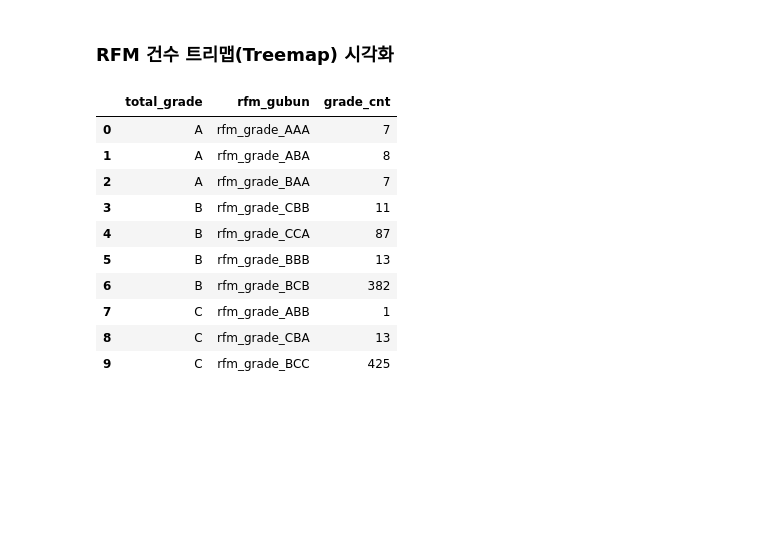
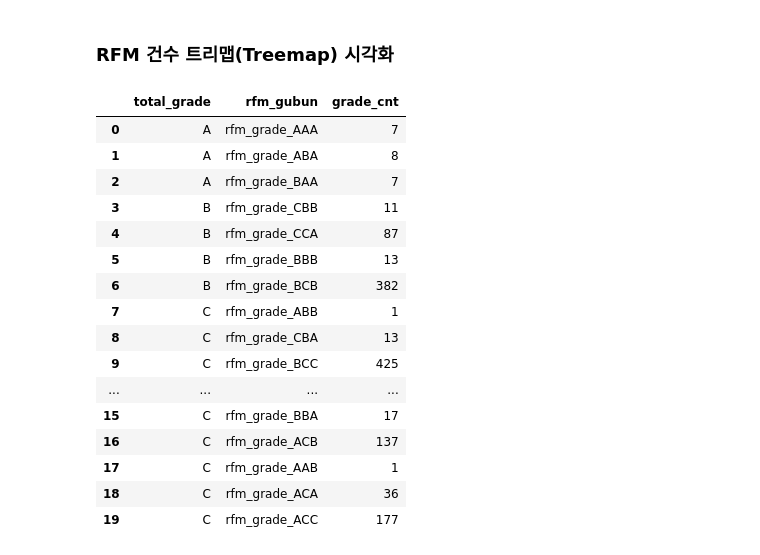
Before and after one commit to jihun0423/postgresql-plotly, a Jupyter notebook: order_visual_01.ipynb, the cells around one changed output. Cells and saved outputs as stored; diff of their text form; code cells hidden in the pictures; blank space fills up the shorter version.

```diff
--- a/order_visual_01.ipynb
+++ b/order_visual_01.ipynb
@@ -199,34 +199,40 @@ temp_04 as (
 select *
 	, case when recency_grade = 'A' and freq_grade in ('A', 'B') and money_grade = 'A' then 'A'
 	       when recency_grade = 'B' and freq_grade = 'A' and money_grade = 'A' then 'A'
 	       when recency_grade = 'B' and freq_grade in ('A', 'B', 'C') and money_grade = 'B' then 'B'
 	       when recency_grade = 'C' and freq_grade in ('A', 'B') and money_grade = 'B' then 'B'
 	       when recency_grade = 'C' and freq_grade = 'C' and money_grade = 'A' then 'B'
 	       when recency_grade = 'C' and freq_grade = 'C' and money_grade in ('B', 'C') then 'C'
 	       when recency_grade in ('B', 'C') and money_grade = 'C' then 'C'
 	       else 'C' end as total_grade
 from temp_03
 )
 select total_grade, 'rfm_grade_'||recency_grade||freq_grade||money_grade as rfm_gubun
 	, count(*) as grade_cnt
 from temp_04
 group by total_grade, 'rfm_grade_'||recency_grade||freq_grade||money_grade order by 1
 
 """
 df = pd.read_sql_query(sql=query, con=postgres_engine)
-df.head(10)
+df
 # %% [output]
 |  | total_grade | rfm_gubun | grade_cnt |
 | 0 | A | rfm_grade_AAA | 7 |
 | 1 | A | rfm_grade_ABA | 8 |
 | 2 | A | rfm_grade_BAA | 7 |
 | 3 | B | rfm_grade_CBB | 11 |
 | 4 | B | rfm_grade_CCA | 87 |
 | 5 | B | rfm_grade_BBB | 13 |
 | 6 | B | rfm_grade_BCB | 382 |
 | 7 | C | rfm_grade_ABB | 1 |
 | 8 | C | rfm_grade_CBA | 13 |
 | 9 | C | rfm_grade_BCC | 425 |
+| ... | ... | ... | ... |
+| 15 | C | rfm_grade_BBA | 17 |
+| 16 | C | rfm_grade_ACB | 137 |
+| 17 | C | rfm_grade_AAB | 1 |
+| 18 | C | rfm_grade_ACA | 36 |
+| 19 | C | rfm_grade_ACC | 177 |
 # %%
 import plotly.express as px
 import numpy as np
```
